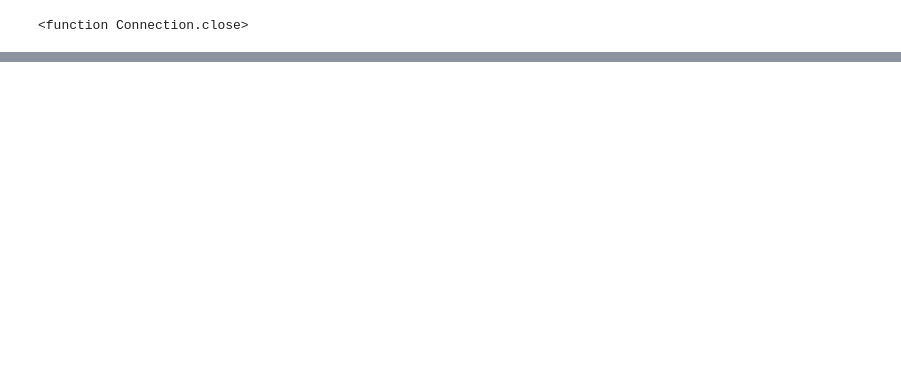
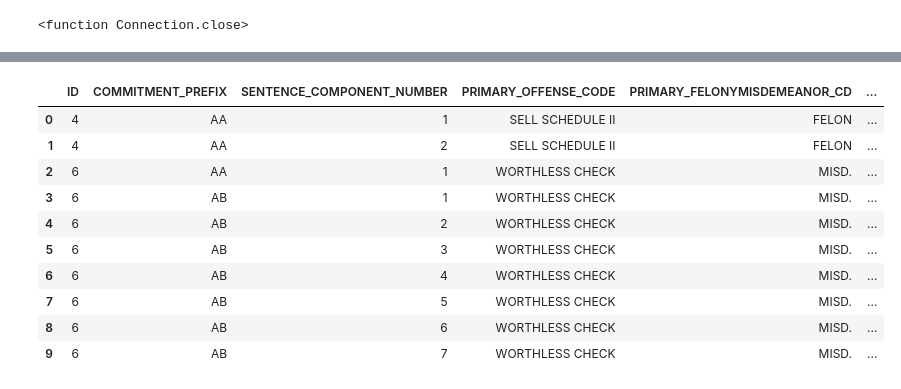
Before and after one commit to christi-liongson/covid_decarceration, a Jupyter notebook: files/build_dataset.ipynb, the cells around one changed output, grey strips where cells are left out. Saved outputs shown, nothing was run; the diff lists cells and outputs as text; code cells hidden in the pictures; blank space fills up the shorter version.

Commit message:
Explored most serious offense alternative, lots of ties

```diff
--- a/files/build_dataset.ipynb
+++ b/files/build_dataset.ipynb
@@ -145,0 +217,3 @@ data[data['EARLIEST_SENTENCE_EFFECTIVE_DT'].isnull()].head()
+# %%
+min_sentence = pd.DataFrame(dataset_B.groupby(['ID', 'COMMITMENT_PREFIX'])['MINIMUM_SENTENCE_LENGTH'].max().reset_index(name='max'))
+min_sentence.head(10)
@@ -145,0 +232,18 @@ data[data['EARLIEST_SENTENCE_EFFECTIVE_DT'].isnull()].head()
+# %%
+# Filter dataset_B to only these rows
+filter_tuples = [tuple(x) for x in min_sentence.to_numpy()]
+
+filtered_B = dataset_B[dataset_B[['ID', 'COMMITMENT_PREFIX', 'MINIMUM_SENTENCE_LENGTH']].apply(tuple, axis=1).isin(filter_tuples)]
+filtered_B.head(10)
+# %% [output]
+|  | ID | COMMITMENT_PREFIX | SENTENCE_COMPONENT_NUMBER | PRIMARY_OFFENSE_CODE | PRIMARY_FELONYMISDEMEANOR_CD | ... |
+| 0 | 4 | AA | 1 | SELL SCHEDULE II | FELON | ... |
+| 1 | 4 | AA | 2 | SELL SCHEDULE II | FELON | ... |
+| 2 | 6 | AA | 1 | WORTHLESS CHECK | MISD. | ... |
+| 3 | 6 | AB | 1 | WORTHLESS CHECK | MISD. | ... |
+| 4 | 6 | AB | 2 | WORTHLESS CHECK | MISD. | ... |
+| 5 | 6 | AB | 3 | WORTHLESS CHECK | MISD. | ... |
+| 6 | 6 | AB | 4 | WORTHLESS CHECK | MISD. | ... |
+| 7 | 6 | AB | 5 | WORTHLESS CHECK | MISD. | ... |
+| 8 | 6 | AB | 6 | WORTHLESS CHECK | MISD. | ... |
+| 9 | 6 | AB | 7 | WORTHLESS CHECK | MISD. | ... |
```
Also changed, not shown: parts of 14 cells of this notebook.
